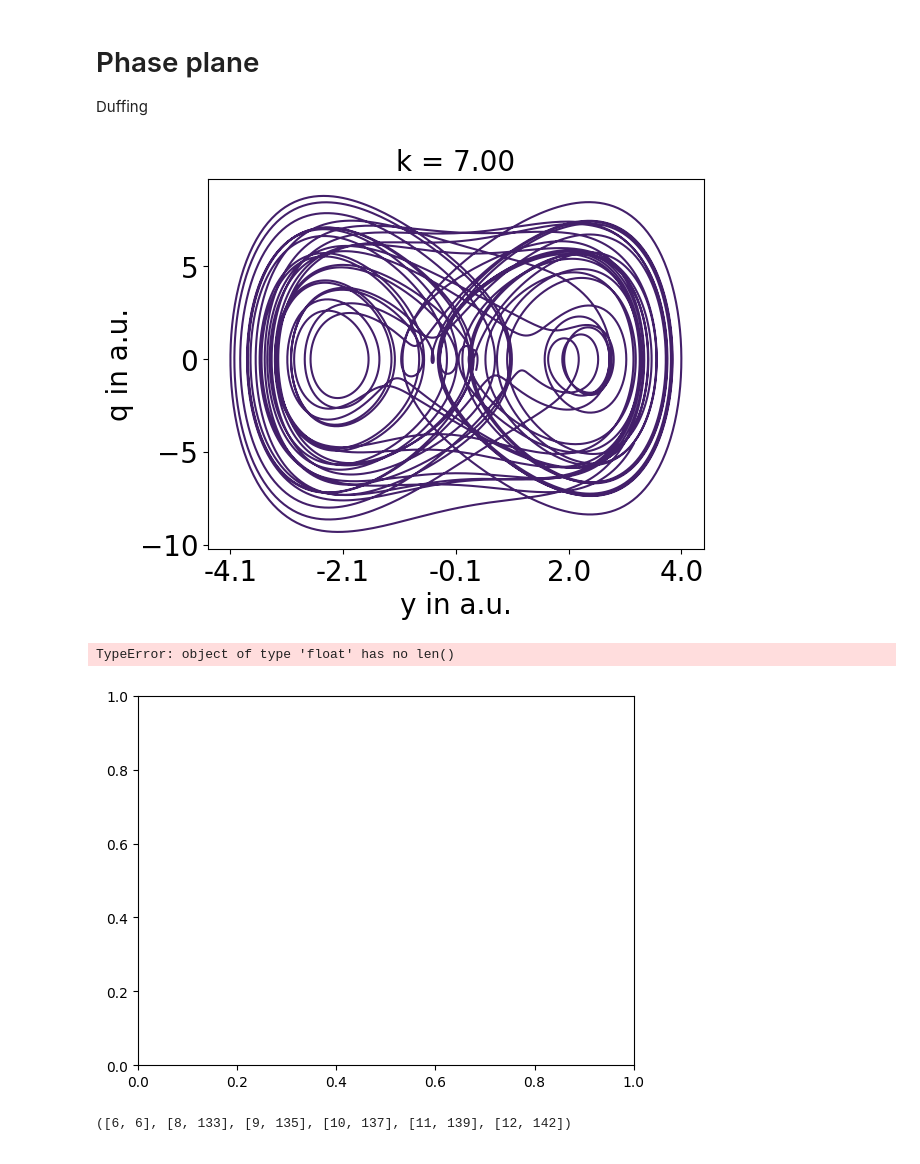
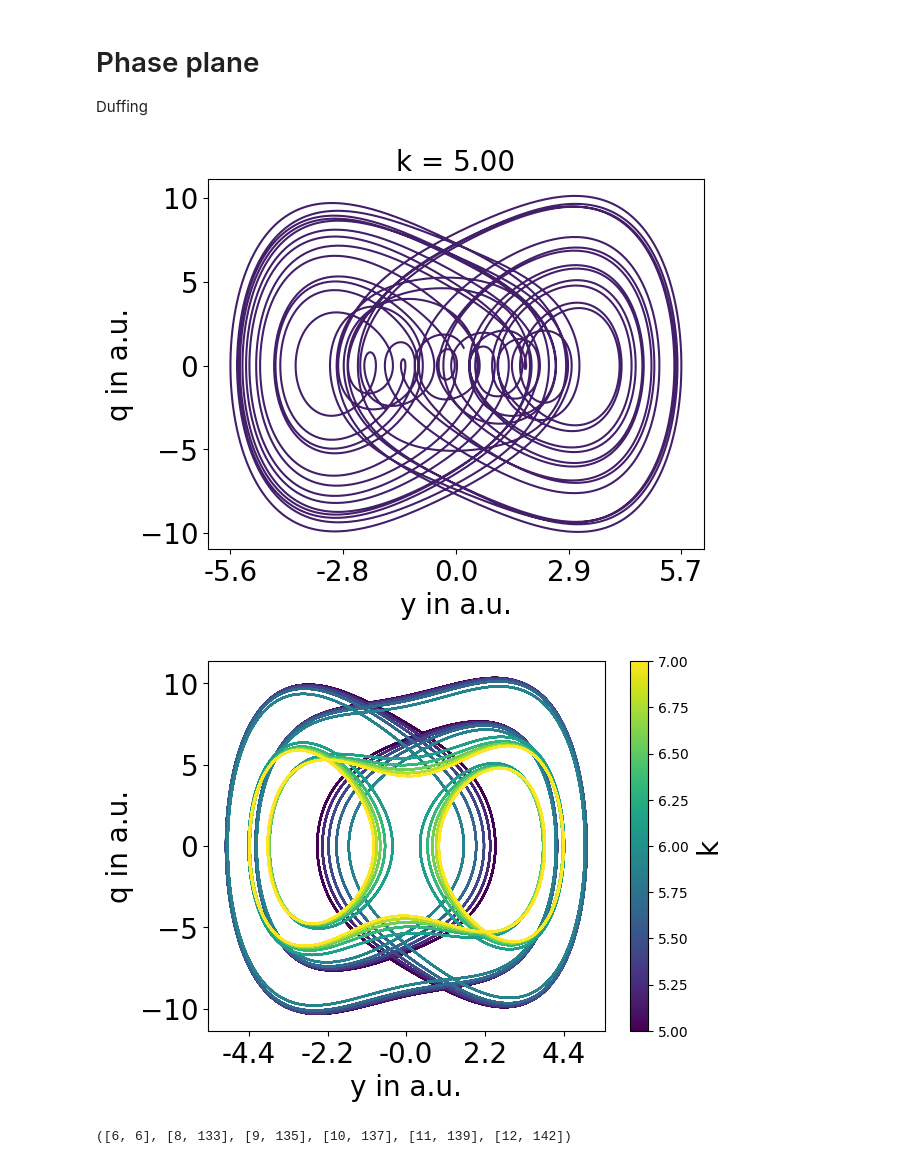
Before and after one commit to huyenanh-nguyen/Vocalization, a Jupyter notebook: Onesidecoupling/simulation.ipynb, the cells around one changed output. Drawn from its saved outputs; the diff is of its cells as text; code cells hidden in the pictures.

```diff
--- a/Onesidecoupling/simulation.ipynb
+++ b/Onesidecoupling/simulation.ipynb
@@ -82,10 +78,10 @@ t_last = 100 # 50h -> 1 point represent 1h
 t = np.arange(0, 5000, t_step)
 keep = int(t_last / t_step)
 
-k = 7
+k = 5
 gamma = 0.1
 mu = 2.0 # realistic mu value, because the vocal foldds doesnt oscillate sinousidal
-beta = 1
+beta = 0.3
 alpha = 0.2
 
 
@@ -107,7 +103,7 @@ plt.title("k = " + f"{k:.2f}", fontsize = 20)
 plt.yticks(fontsize = 20)
 plt.show()
 # %% [output]
-[figure, old version]
+[figure, new version]
 # %%
 # phaseplane for mltiple k values
 
@@ -123,42 +119,40 @@ t_last = 100 # 50h -> 1 point represent 1h
 t = np.arange(0, 5000, t_step)
 keep = int(t_last / t_step)
 
-k = [6.88]
+k = np.linspace(5,7,10)
 gamma = 0.1
 mu = 2.0 # realistic mu value, because the vocal foldds doesnt oscillate sinousidal
-beta = 1
-alpha = 0.4
+beta = 0.5
+alpha = 0.2
 
 cmap = plt.get_cmap('viridis', len(k))
 fig, ax = plt.subplots()
 for i in range(len(k)):
   par = 1,1,1,1
   limit = OnesidedCoupling(par, t, keep, k[i], mu, gamma, alpha, beta)
   y_sol = limit.y_solv()[-keep:]
   q_sol = limit.q_solv()[-keep:]
   ax.plot(y_sol,q_sol, color = cmap(i))
 
 
 plt.xlabel("y in a.u.",fontsize = 20)
 plt.ylabel("q in a.u.",fontsize = 20)
 plt.gca().xaxis.set_major_formatter(FormatStrFormatter('%.1f'))
 plt.xticks(np.linspace(min(y_sol),max(y_sol), 5), fontsize = 20)
 
 normalize = mcolors.Normalize(vmin=min(k), vmax=max(k))
 
 norm = Normalize(vmin = min(k), vmax = max(k))
 sm = ScalarMappable(cmap = "viridis", norm = norm)
 sm.set_array([])
 plt.colorbar(sm, ax = ax).ax.set_ylabel('k', fontsize = 20)
 plt.tick_params(labelsize=20)
-plt.title("k = " + f"{k:.2f}", fontsize = 20)
 
 plt.yticks(fontsize = 20)
-plt.savefig(path +"y_phaseplane_k_at_crack" + ".png", dpi =  300, bbox_inches = "tight")
-# plt.show()
+plt.savefig(path +"y_phaseplane_multiplek_alpha02_ß05_smallhysteresis" + ".png", dpi =  300, bbox_inches = "tight")
+plt.show()
 # %% [output]
-TypeError: object of type 'float' has no len()
-[figure, old version]
+[figure, new version]
 # %%
 k_up = np.arange(0.01,1, 0.01)
 alpha = np.arange(0.01, 3, 0.1)
```
Also changed, not shown: parts of 8 cells of this notebook, 4 other files.
